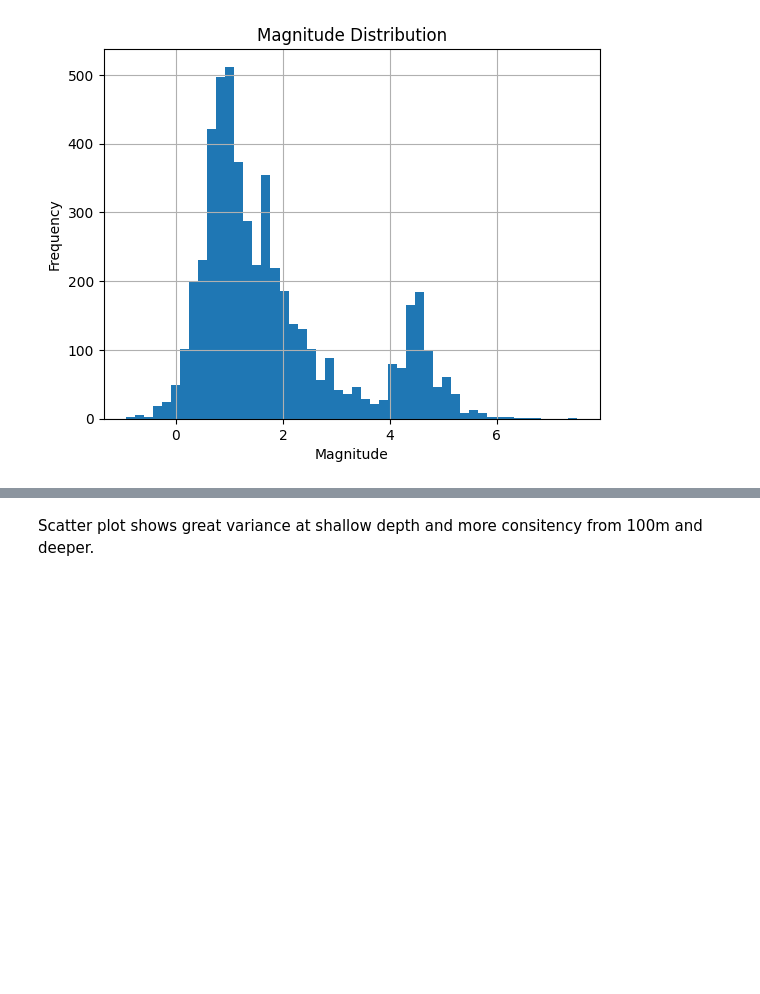
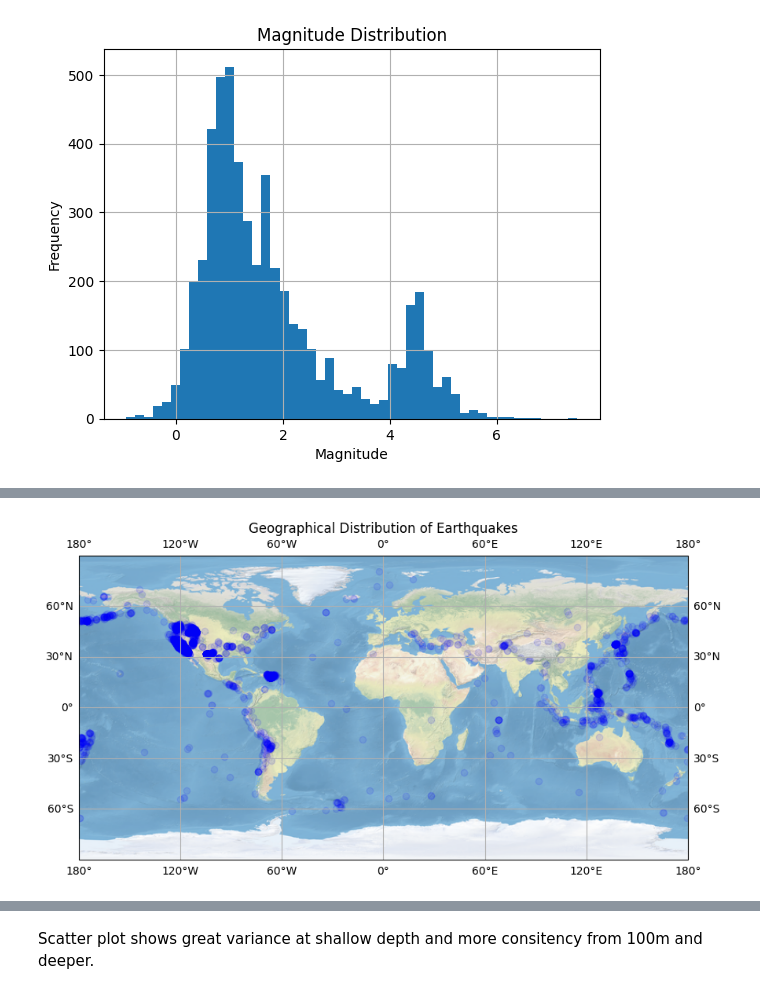
Before and after one commit to xixixi237/The-Developer-Academy, a Jupyter notebook: Assignment_5_Data_Visualisation.ipynb, the cells around one changed output, grey strips where cells are left out. Drawn from its saved outputs; the diff is of its cells as text; code cells hidden in the pictures; blank space fills up the shorter version.

```diff
--- a/Assignment_5_Data_Visualisation.ipynb
+++ b/Assignment_5_Data_Visualisation.ipynb
@@ -79,0 +109,19 @@ plt.show()
+# %%
+import cartopy.crs as ccrs
+
+#Create a plot with a specific projection
+plt.figure(figsize=(10, 10)) #set size
+ax = plt.axes(projection=ccrs.PlateCarree()) #function from cartopy that superimposes the plot over an img
+ax.stock_img()  # Add a stock image of the world map
+
+#plotting earthquake data
+plt.scatter(data_clean['longitude'], data_clean['latitude'], alpha=0.10, color='blue', marker='o')
+
+# adding gridlines, labels, and title
+ax.gridlines(draw_labels=True, dms=True, x_inline=False, y_inline=False)
+plt.title('Geographical Distribution of Earthquakes')
+
+# Show the plot
+plt.show()
+# %% [output]
+[figure, added]
```
Also changed, not shown: parts of 23 cells of this notebook.
